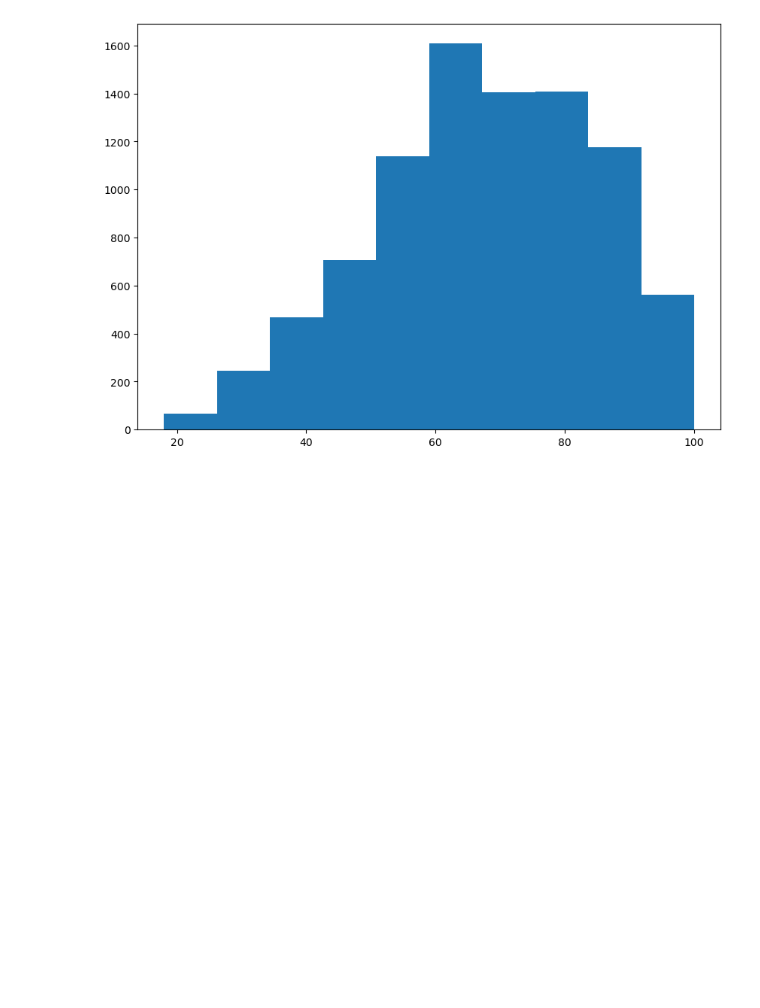
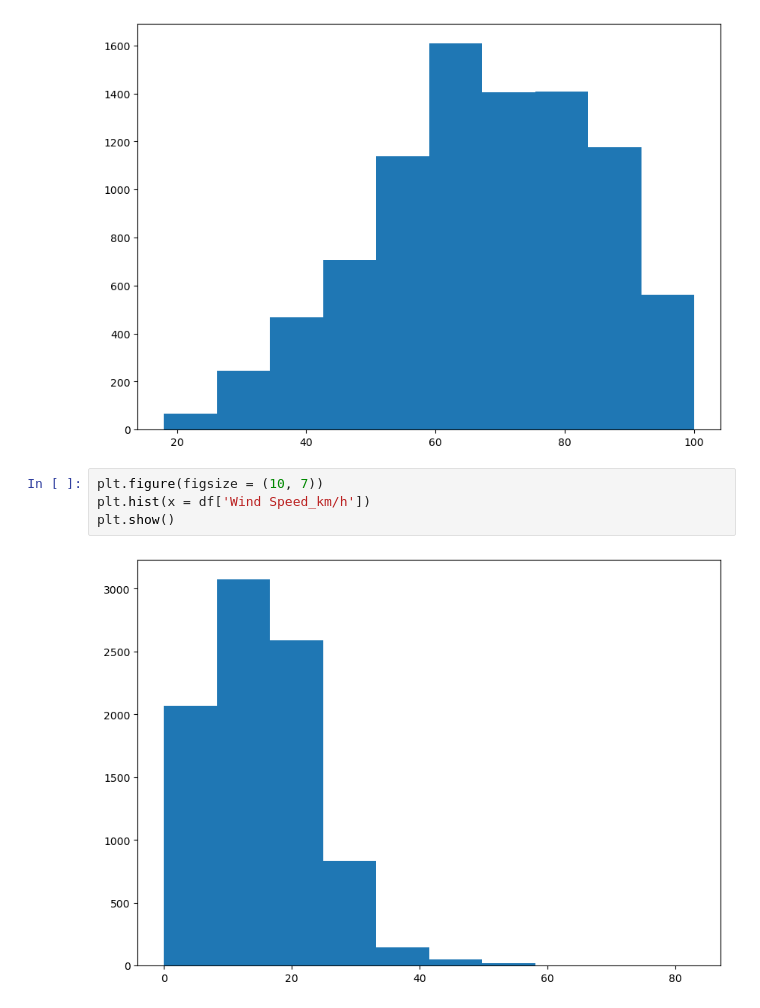
Before and after one commit to zabayodev/LuxDevHQ_Training_2024, a Jupyter notebook: dsaafrica_week_2_assignment.ipynb, the cells around one changed output. Cells and saved outputs as stored; diff of their text form; blank space fills up the shorter version.

```diff
--- a/dsaafrica_week_2_assignment.ipynb
+++ b/dsaafrica_week_2_assignment.ipynb
@@ -109,3 +109,9 @@ plt.hist(x = df['Rel Hum_%'])
 plt.show()
 # %% [output]
 [figure]
+# %%
+plt.figure(figsize = (10, 7))
+plt.hist(x = df['Wind Speed_km/h'])
+plt.show()
+# %% [output]
+[figure, added]
```
Also changed, not shown: parts of 3 cells of this notebook.
